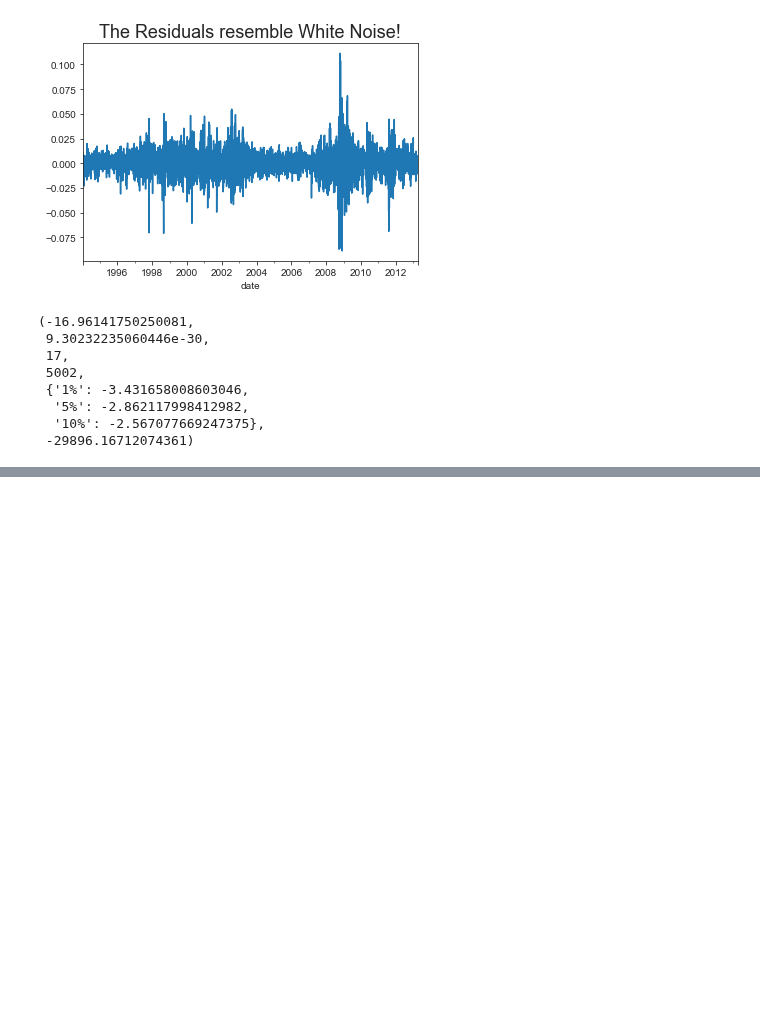
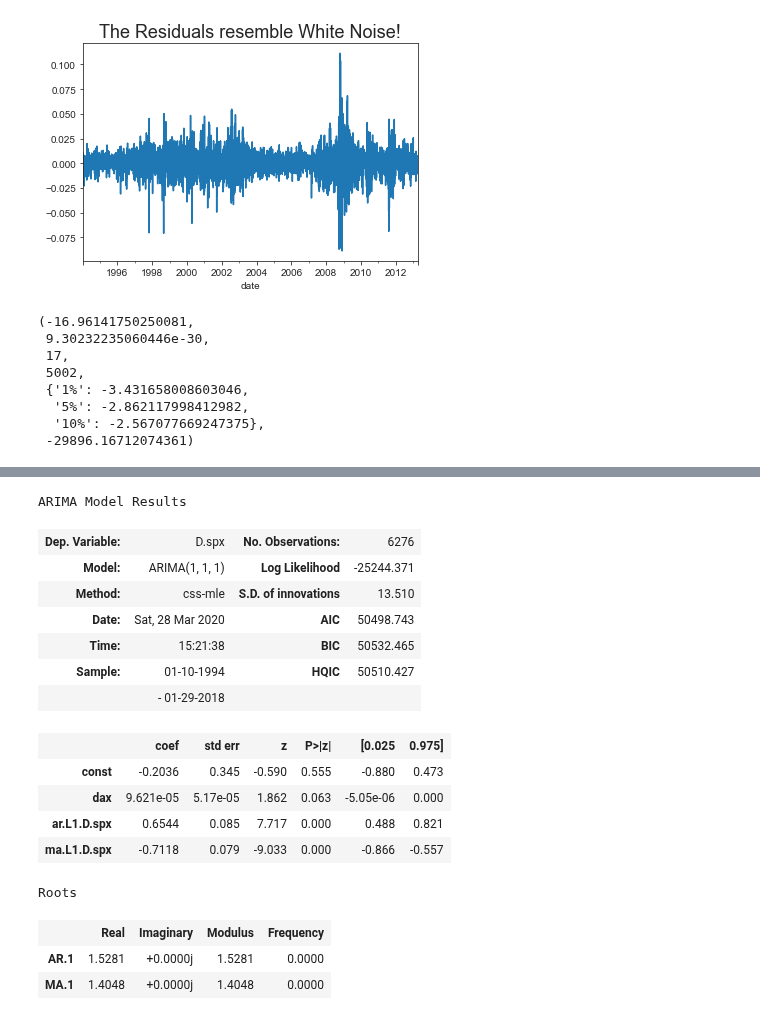
Before and after one commit to moritzwilksch/DataScienceEducation, a Jupyter notebook: 365DataScience/TimeSeriesAnalysis/AdvancedModelling.ipynb, the cells around one changed output, grey strips where cells are left out. Cells and saved outputs as stored; diff of their text form; code cells hidden in the pictures; blank space fills up the shorter version.

Commit message:
finished (S)ARIMA(X) family

```diff
--- a/365DataScience/TimeSeriesAnalysis/AdvancedModelling.ipynb
+++ b/365DataScience/TimeSeriesAnalysis/AdvancedModelling.ipynb
@@ -285,0 +310,22 @@ sm.tsa.stattools.adfuller(df.res_returns) # p = 0.0
+# %%
+arimax_111 = sm.tsa.ARIMA(df_all.spx, exog=df_all.dax, order=(1,1,1))
+res_arimax_111 = arimax_111.fit()
+res_arimax_111.summary()
+# %% [output]
+ARIMA Model Results
+| Dep. Variable: | D.spx | No. Observations: | 6276 |
+| Model: | ARIMA(1, 1, 1) | Log Likelihood | -25244.371 |
+| Method: | css-mle | S.D. of innovations | 13.510 |
+| Date: | Sat, 28 Mar 2020 | AIC | 50498.743 |
+| Time: | 15:21:38 | BIC | 50532.465 |
+| Sample: | 01-10-1994 | HQIC | 50510.427 |
+|  | - 01-29-2018 |  |  |
+|  | coef | std err | z | P>|z| | [0.025 | 0.975] |
+| const | -0.2036 | 0.345 | -0.590 | 0.555 | -0.880 | 0.473 |
+| dax | 9.621e-05 | 5.17e-05 | 1.862 | 0.063 | -5.05e-06 | 0.000 |
+| ar.L1.D.spx | 0.6544 | 0.085 | 7.717 | 0.000 | 0.488 | 0.821 |
+| ma.L1.D.spx | -0.7118 | 0.079 | -9.033 | 0.000 | -0.866 | -0.557 |
+Roots
+|  | Real | Imaginary | Modulus | Frequency |
+| AR.1 | 1.5281 | +0.0000j | 1.5281 | 0.0000 |
+| MA.1 | 1.4048 | +0.0000j | 1.4048 | 0.0000 |
```
Also changed, not shown: parts of 11 cells of this notebook.
